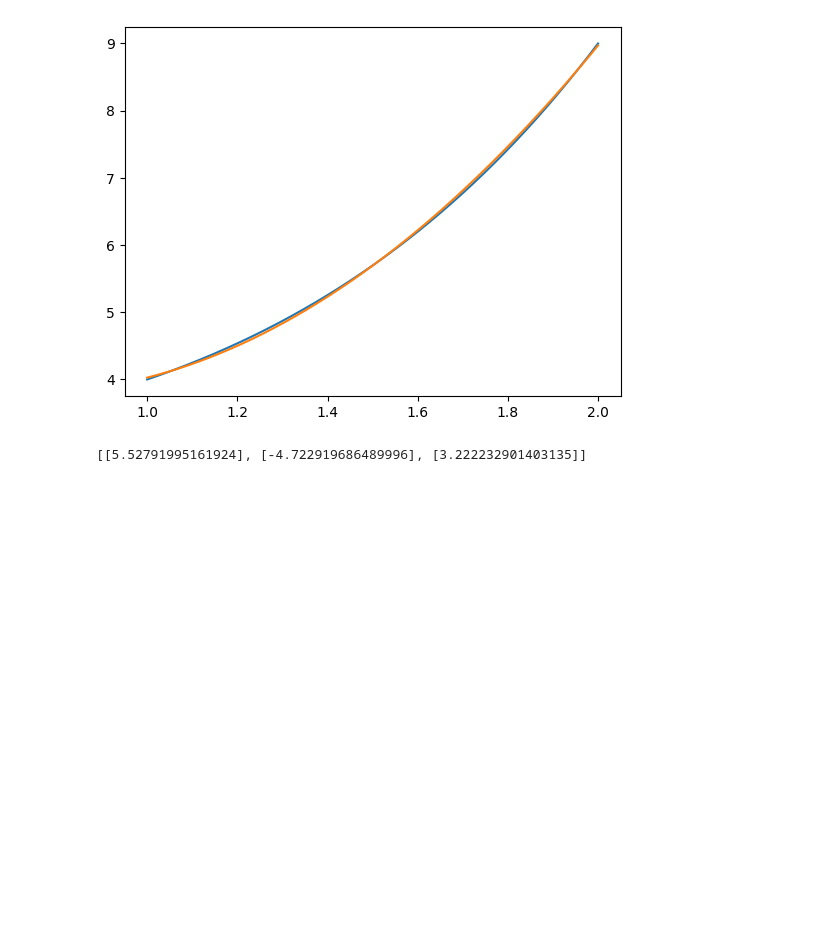
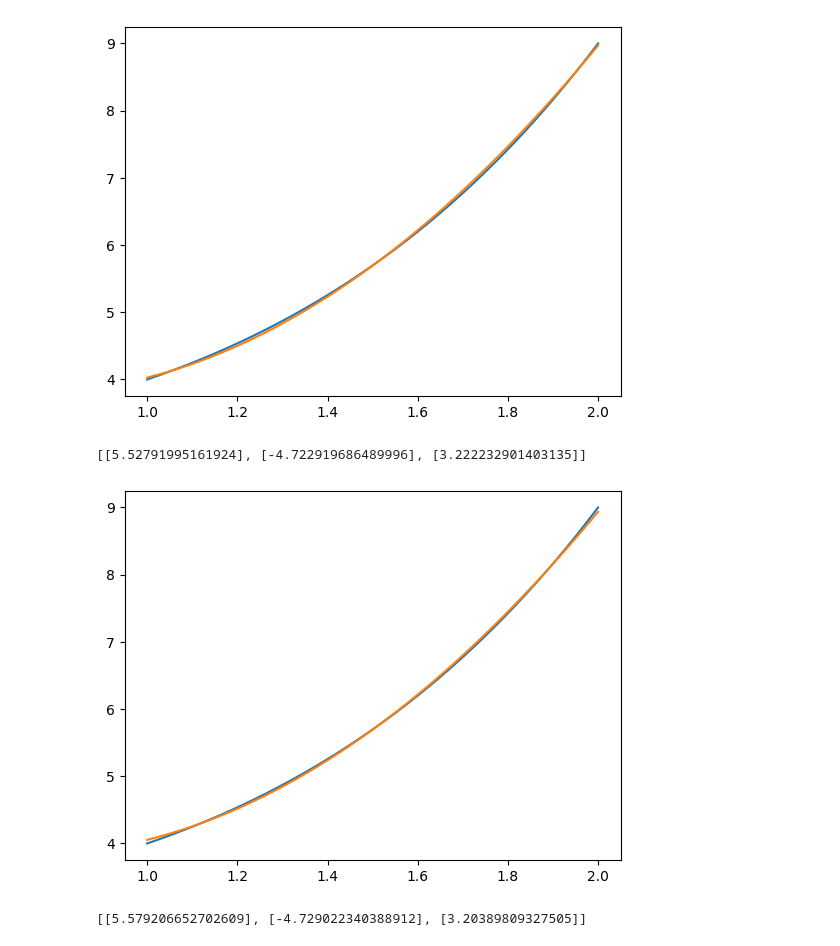
Before and after one commit to Leousov/Ch_met_3, a Jupyter notebook: NumMet_lab_4.ipynb, the cells around one changed output. Cells and saved outputs as stored; diff of their text form; code cells hidden in the pictures; blank space fills up the shorter version.

```diff
--- a/NumMet_lab_4.ipynb
+++ b/NumMet_lab_4.ipynb
@@ -121,7 +114,7 @@ print(S_int([3,4,5], 1, 2))
 # %% [markdown]
 <h1 alingn="center">Вариант 25 </h1>
 # %%
-from math import e
+from math import e, log
 import numpy as np
 import matplotlib.pyplot as plt
 def f(x):
@@ -133,6 +126,19 @@ x_mas = np.arange(a, b+0.00000000000001, (b-a) / n)
 f_mas = []
 for i in x_mas:
     f_mas.append(f(i))
+
+def Int_b(a,b):
+    return [
+        [
+        3**b/log(3) - 1/2*b**2 + 2*b - (3**a/log(3) - 1/2*a**2 + 2*a)
+        ],
+        [
+        (log(3)*b-1) * 3**b/(log(3))**2 - (b-3)*b**2/3 - ((log(3)*a-1) * 3**a/(log(3))**2 - (a-3)*a**2/3)
+        ],
+        [
+        (log(3)*b*(log(3)*b-2)+2)*3**b/(log(3)**3) - b**3 * (3*b-8) / 12 - ((log(3)*a*(log(3)*a-2)+2)*3**a/(log(3)**3) - a**3 * (3*a-8) / 12)
+        ]
+    ]
 # %% [markdown]
 <h1>Интерполяционный метод Ньютона
 # %%
@@ -464,3 +381,29 @@ print(x)
 # %% [output]
 [figure]
 [[5.52791995161924], [-4.722919686489996], [3.222232901403135]]
+# %%
+def g_matrix(a, b):
+    return [
+        [b-a, (b**2/2)-(a**2/2), (b**3/3)-(a**3/3)],
+        [(b**2/2)-(a**2/2), (b**3/3)-(a**3/3), (b**4/4)-(a**4/4)],
+        [(b**3/3)-(a**3/3), (b**4/4)-(a**4/4), (b**5/5)-(a**5/5)]
+    ]
+
+
+A, B = g_matrix(a,b), Int_b(a,b)
+L, U = LU(A)
+y = solution(L, True, B)
+x = solution(U, False, y)
+x_m = np.arange(a, b+0.00000000000001, 0.001)
+f_m = []
+apr_m = []
+ff = lambda t: x[2][0] * t**2 + x[1][0] * t + x[0][0]
+for i in x_m:
+    f_m.append(f(i))
+    apr_m.append(ff(i))
+plt.plot(x_m, f_m, x_m, apr_m)
+plt.show()
+print(x)
+# %% [output]
+[figure, added]
+[[5.579206652702609], [-4.729022340388912], [3.20389809327505]]
```
Also changed, not shown: parts of 4 cells of this notebook.
